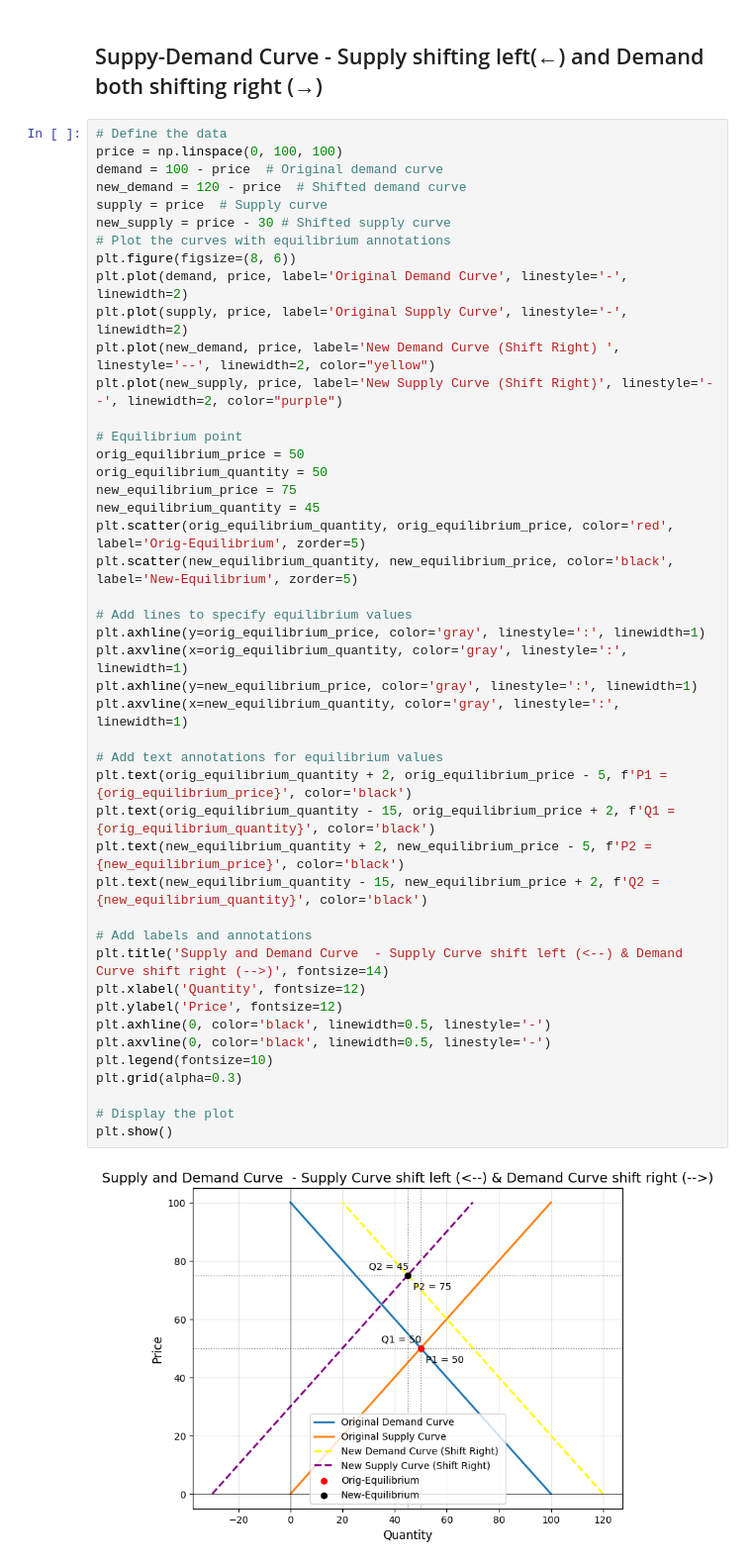
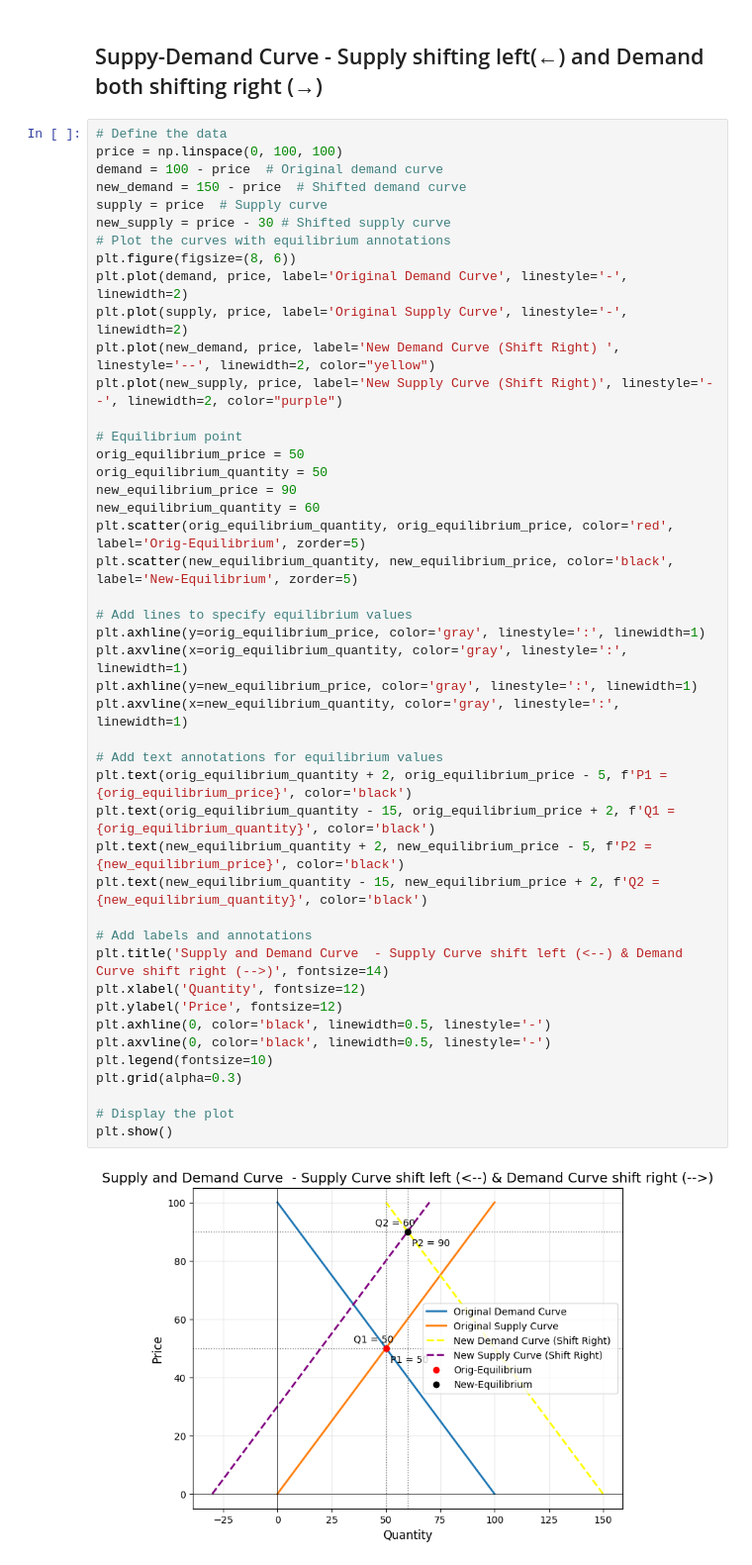
Before and after one commit to yuvarajd85/ai-ml-learnings-exemplars, a Jupyter notebook: notebooks/Pandas-Exemplars.ipynb, the cells around one changed output. Shown at 99% size. Cells and saved outputs as stored; diff of their text form.

Commit message:
Demand supply curve grpahs

```diff
--- a/notebooks/Pandas-Exemplars.ipynb
+++ b/notebooks/Pandas-Exemplars.ipynb
@@ -427,7 +427,7 @@ plt.show()
 # Define the data
 price = np.linspace(0, 100, 100)
 demand = 100 - price  # Original demand curve
-new_demand = 120 - price  # Shifted demand curve
+new_demand = 150 - price  # Shifted demand curve
 supply = price  # Supply curve
 new_supply = price - 30 # Shifted supply curve
 # Plot the curves with equilibrium annotations
@@ -440,33 +440,33 @@ plt.plot(new_supply, price, label='New Supply Curve (Shift Right)', linestyle='-
 # Equilibrium point
 orig_equilibrium_price = 50
 orig_equilibrium_quantity = 50
-new_equilibrium_price = 75
-new_equilibrium_quantity = 45
+new_equilibrium_price = 90
+new_equilibrium_quantity = 60
 plt.scatter(orig_equilibrium_quantity, orig_equilibrium_price, color='red', label='Orig-Equilibrium', zorder=5)
 plt.scatter(new_equilibrium_quantity, new_equilibrium_price, color='black', label='New-Equilibrium', zorder=5)
 
 # Add lines to specify equilibrium values
 plt.axhline(y=orig_equilibrium_price, color='gray', linestyle=':', linewidth=1)
 plt.axvline(x=orig_equilibrium_quantity, color='gray', linestyle=':', linewidth=1)
 plt.axhline(y=new_equilibrium_price, color='gray', linestyle=':', linewidth=1)
 plt.axvline(x=new_equilibrium_quantity, color='gray', linestyle=':', linewidth=1)
 
 # Add text annotations for equilibrium values
 plt.text(orig_equilibrium_quantity + 2, orig_equilibrium_price - 5, f'P1 = {orig_equilibrium_price}', color='black')
 plt.text(orig_equilibrium_quantity - 15, orig_equilibrium_price + 2, f'Q1 = {orig_equilibrium_quantity}', color='black')
 plt.text(new_equilibrium_quantity + 2, new_equilibrium_price - 5, f'P2 = {new_equilibrium_price}', color='black')
 plt.text(new_equilibrium_quantity - 15, new_equilibrium_price + 2, f'Q2 = {new_equilibrium_quantity}', color='black')
 
 # Add labels and annotations
 plt.title('Supply and Demand Curve  - Supply Curve shift left (<--) & Demand Curve shift right (-->)', fontsize=14)
 plt.xlabel('Quantity', fontsize=12)
 plt.ylabel('Price', fontsize=12)
 plt.axhline(0, color='black', linewidth=0.5, linestyle='-')
 plt.axvline(0, color='black', linewidth=0.5, linestyle='-')
 plt.legend(fontsize=10)
 plt.grid(alpha=0.3)
 
 # Display the plot
 plt.show()
 # %% [output]
-[figure, old version]
+[figure, new version]
```
Also changed, not shown: 1 other file.
